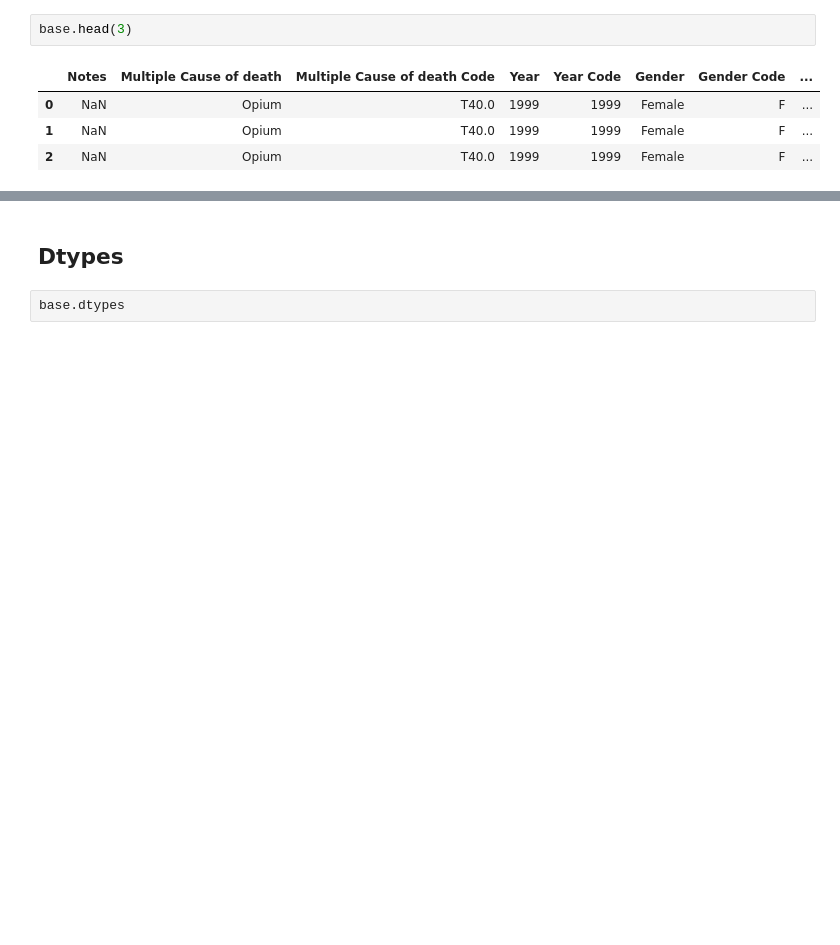
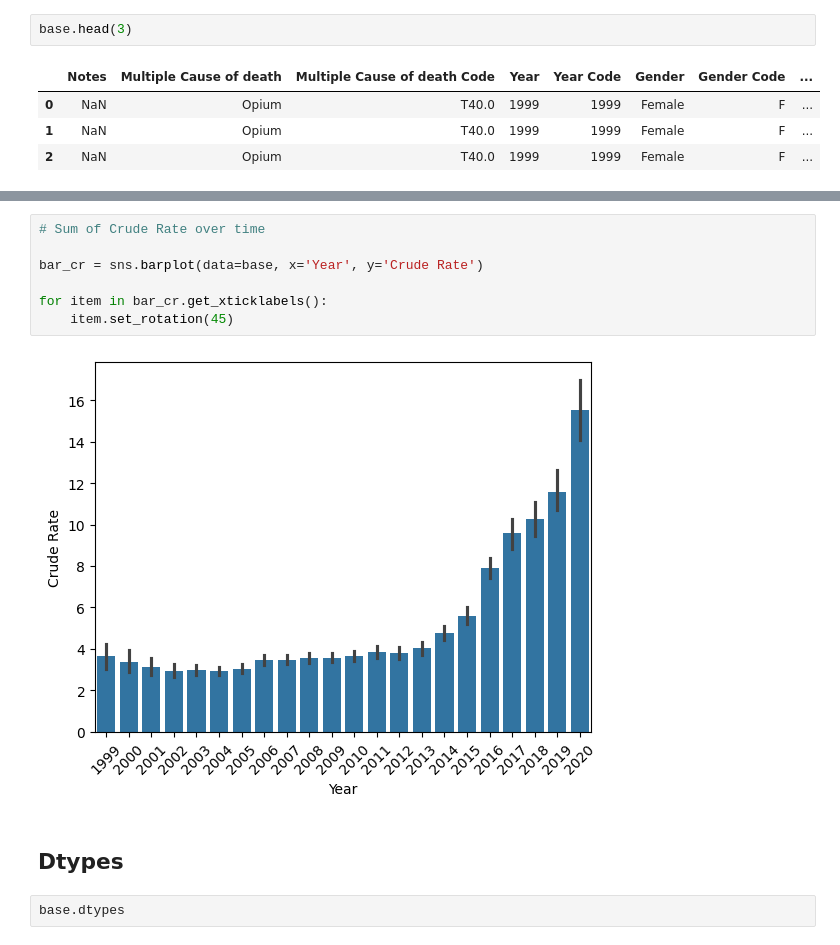
Before and after one commit to jmsarabia/fentanyl_eda, a Jupyter notebook: EDA.ipynb, the cells around one changed output, grey strips where cells are left out. Drawn from its saved outputs; the diff is of its cells as text; blank space fills up the shorter version.

```diff
--- a/EDA.ipynb
+++ b/EDA.ipynb
@@ -25,3 +33,12 @@ base.head(3)
+# %%
+# Sum of Crude Rate over time
+
+bar_cr = sns.barplot(data=base, x='Year', y='Crude Rate')
+
+for item in bar_cr.get_xticklabels():
+    item.set_rotation(45)
+# %% [output]
+[figure, added]
 # %% [markdown]
 ## Dtypes
 # %%
```
Also changed, not shown: parts of 3 cells of this notebook.
